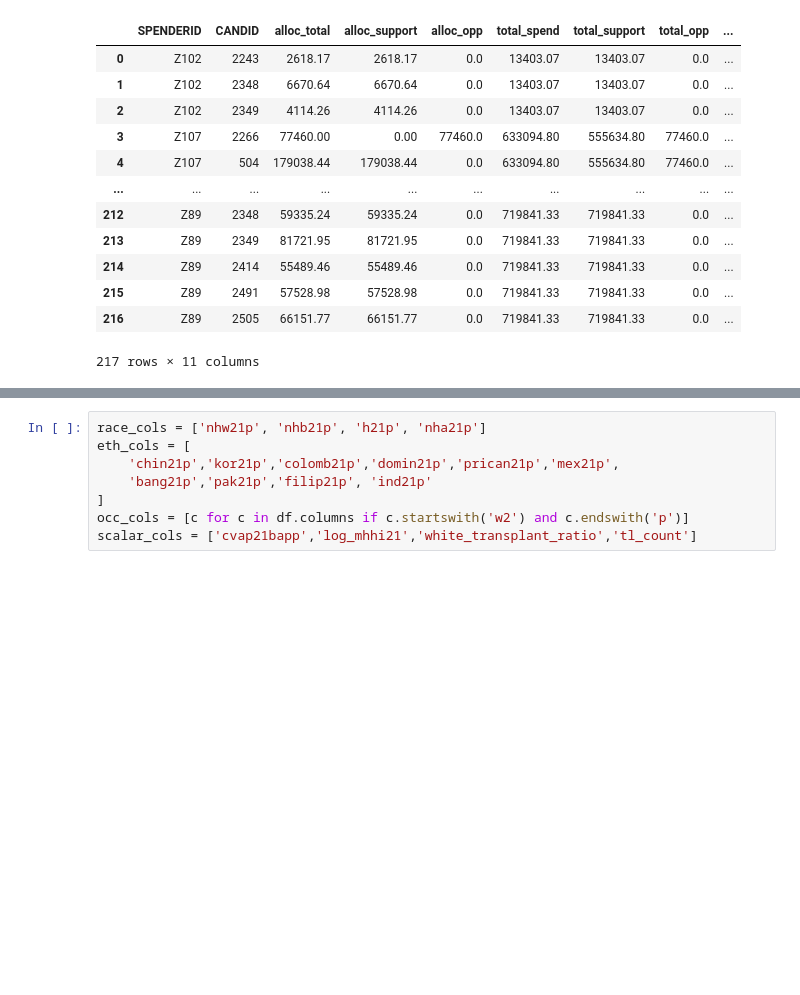
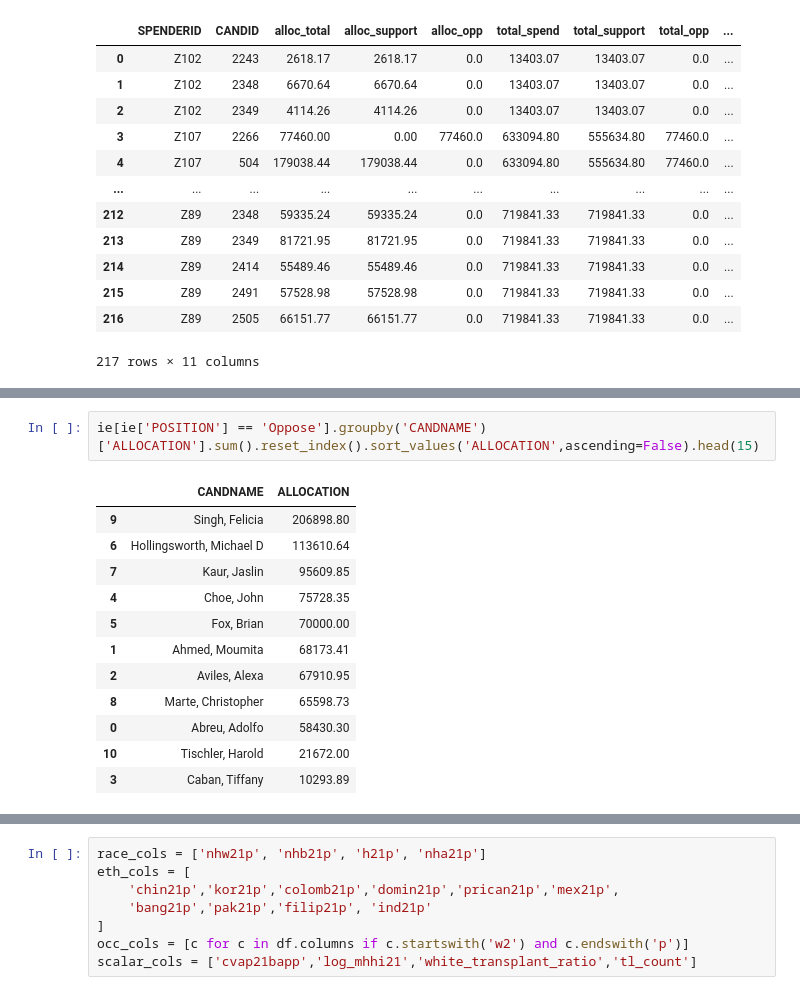
Before and after one commit to SamTGoodson/member_chapters, a Jupyter notebook: notebooks/city_wide.ipynb, the cells around one changed output, grey strips where cells are left out. Drawn from its saved outputs; the diff is of its cells as text; blank space fills up the shorter version.

```diff
--- a/notebooks/city_wide.ipynb
+++ b/notebooks/city_wide.ipynb
@@ -1856,3 +1846,18 @@ ie_cont[[ 'RECIPID', 'RECIPNAME', 'DATE','NAME','C_CODE','AMNT']].sample(10)
 | 123 | Z102 | LATINO VICTORY FUND NYC | 5/18/2021 | Damiron, Alexandro | IND | 2000.0 |
 | 38 | Z124 | New York for Ray | 4/11/2021 | Bandier, Jennifer | IND | 10000.0 |
 | 103 | Z136 | Strong Leadership NYC Inc | 6/8/2021 | Cohen, Steven A | IND | 1000000.0 |
+# %%
+ie[ie['POSITION'] == 'Oppose'].groupby('CANDNAME')['ALLOCATION'].sum().reset_index().sort_values('ALLOCATION',ascending=False).head(15)
+# %% [output]
+|  | CANDNAME | ALLOCATION |
+| 9 | Singh, Felicia | 206898.80 |
+| 6 | Hollingsworth, Michael D | 113610.64 |
+| 7 | Kaur, Jaslin | 95609.85 |
+| 4 | Choe, John | 75728.35 |
+| 5 | Fox, Brian | 70000.00 |
+| 1 | Ahmed, Moumita | 68173.41 |
+| 2 | Aviles, Alexa | 67910.95 |
+| 8 | Marte, Christopher | 65598.73 |
+| 0 | Abreu, Adolfo | 58430.30 |
+| 10 | Tischler, Harold | 21672.00 |
+| 3 | Caban, Tiffany | 10293.89 |
```
Also changed, not shown: parts of 7 cells of this notebook, 10 other files.
